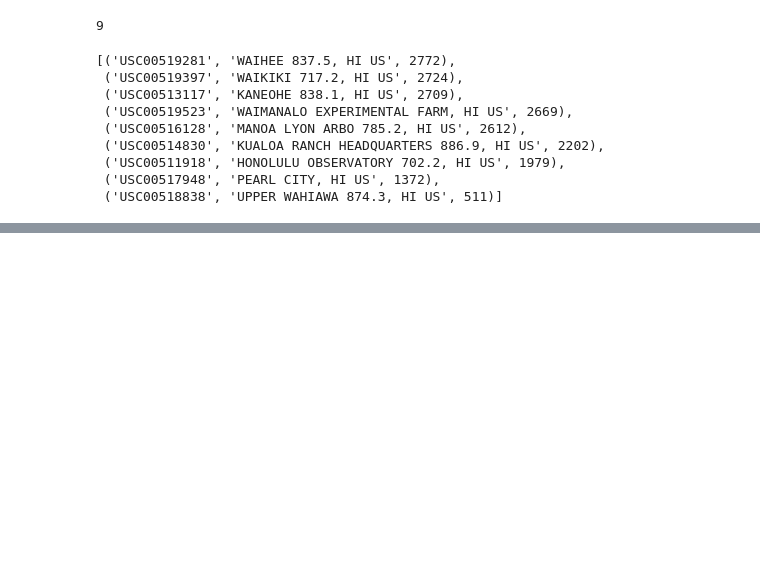
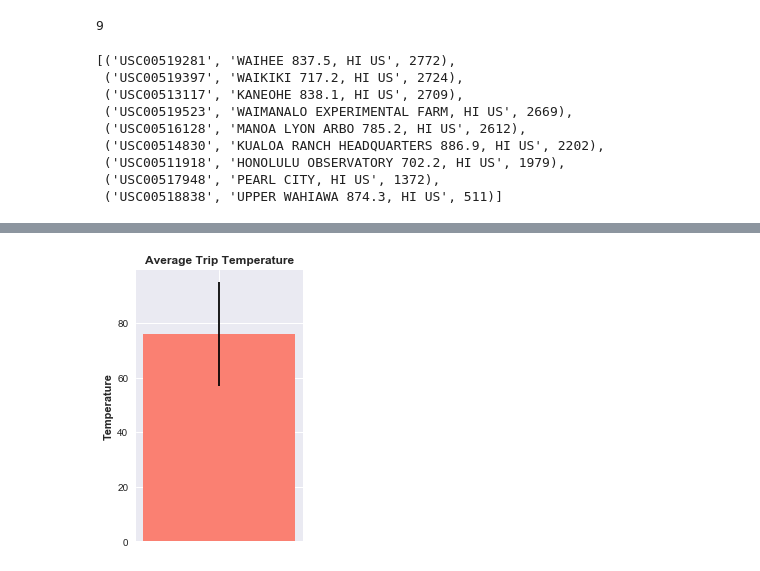
Before and after one commit to j4klein95/surfs_up, a Jupyter notebook: Notebook/climate_analysis.ipynb, the cells around one changed output, grey strips where cells are left out. Cells and saved outputs as stored; diff of their text form; code cells hidden in the pictures; blank space fills up the shorter version.

```diff
--- a/Notebook/climate_analysis.ipynb
+++ b/Notebook/climate_analysis.ipynb
@@ -125,0 +181,4 @@ waihee_tobs
+# %%
+calc_temps(start="2013-08-12", end="2013-09-12")
+# %% [output]
+[figure, added]
```
Also changed, not shown: parts of 11 cells of this notebook.
